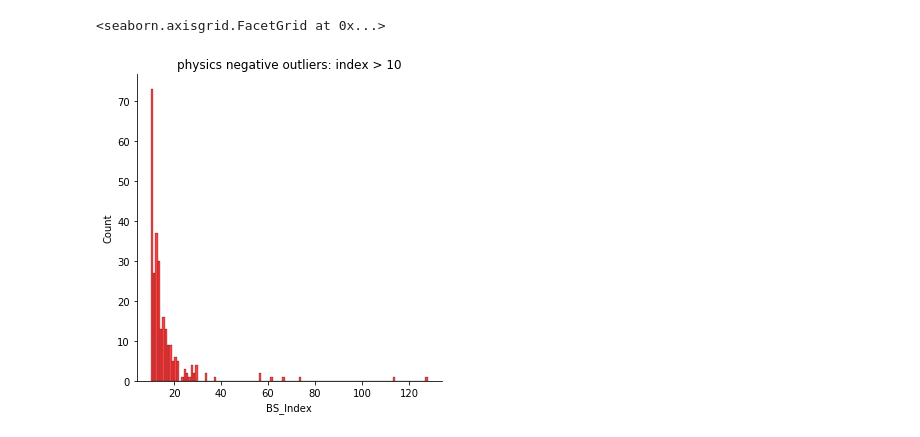
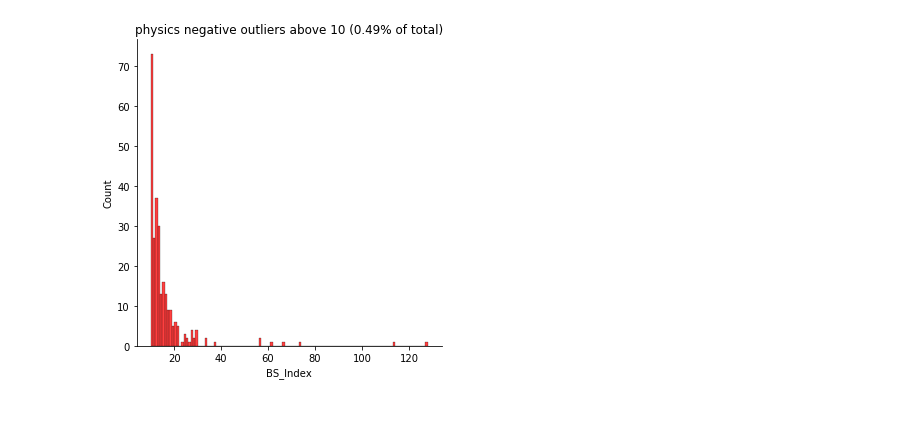
Before and after one commit to ste-ioan/notebook_share, a Jupyter notebook: BS_Plots.ipynb, the cells around one changed output. Drawn from its saved outputs; the diff is of its cells as text; code cells hidden in the pictures.

```diff
--- a/BS_Plots.ipynb
+++ b/BS_Plots.ipynb
@@ -79,6 +154,5 @@ p.set(title='physics negative indices: 1 < index < 10')
 # %%
-p = sns.displot(physi_df.loc[(physi_df['BS_Index']>10)], x="BS_Index",binwidth=1,color='red')
-p.set(title='physics negative outliers: index > 10')
+p = sns.displot(physi_df.loc[(physi_df['BS_Index']>10)], x="BS_Index",binwidth=1,color='red');
+p.set(title='physics negative outliers above 10 (' + str(np.round(((physi_df['BS_Index']>10).sum()/physi_df.shape[0]) * 100,2)) + '% of total)');
 # %% [output]
-<seaborn.axisgrid.FacetGrid at 0x...>
-[figure, old version]
+[figure, new version]
```
Also changed, not shown: parts of 18 cells of this notebook.
